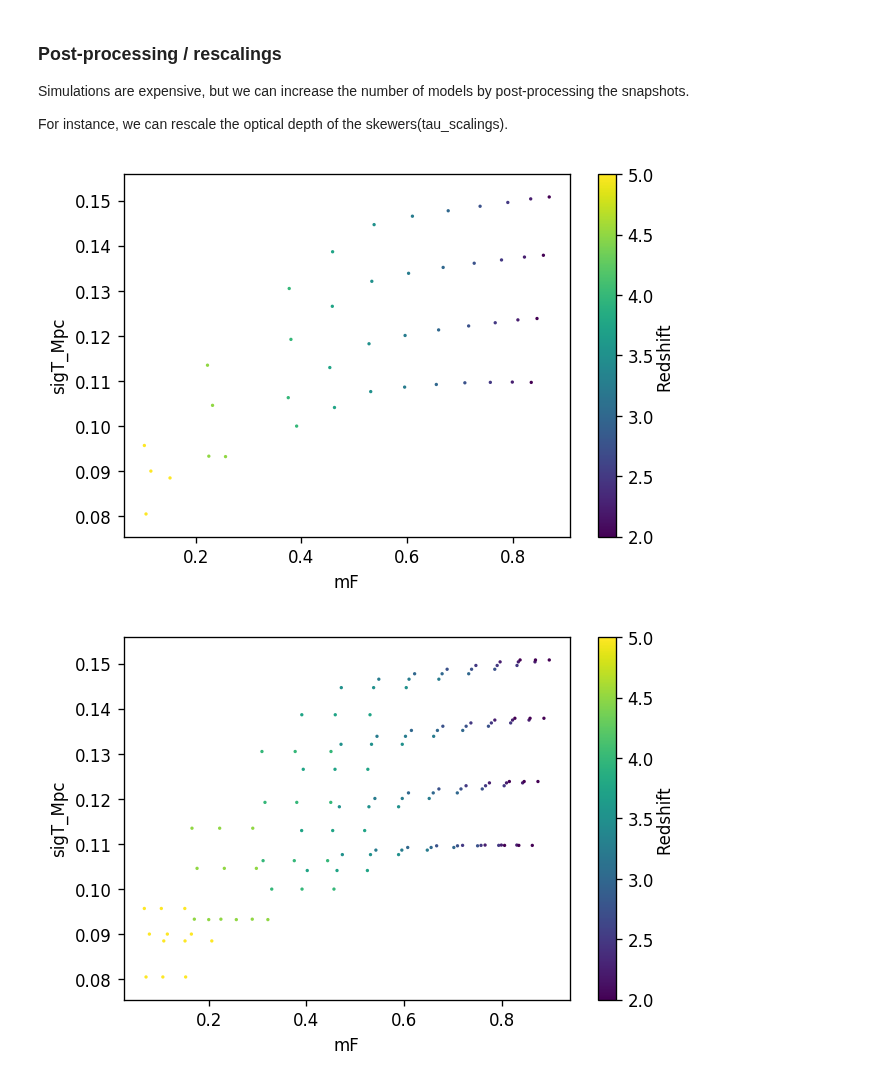
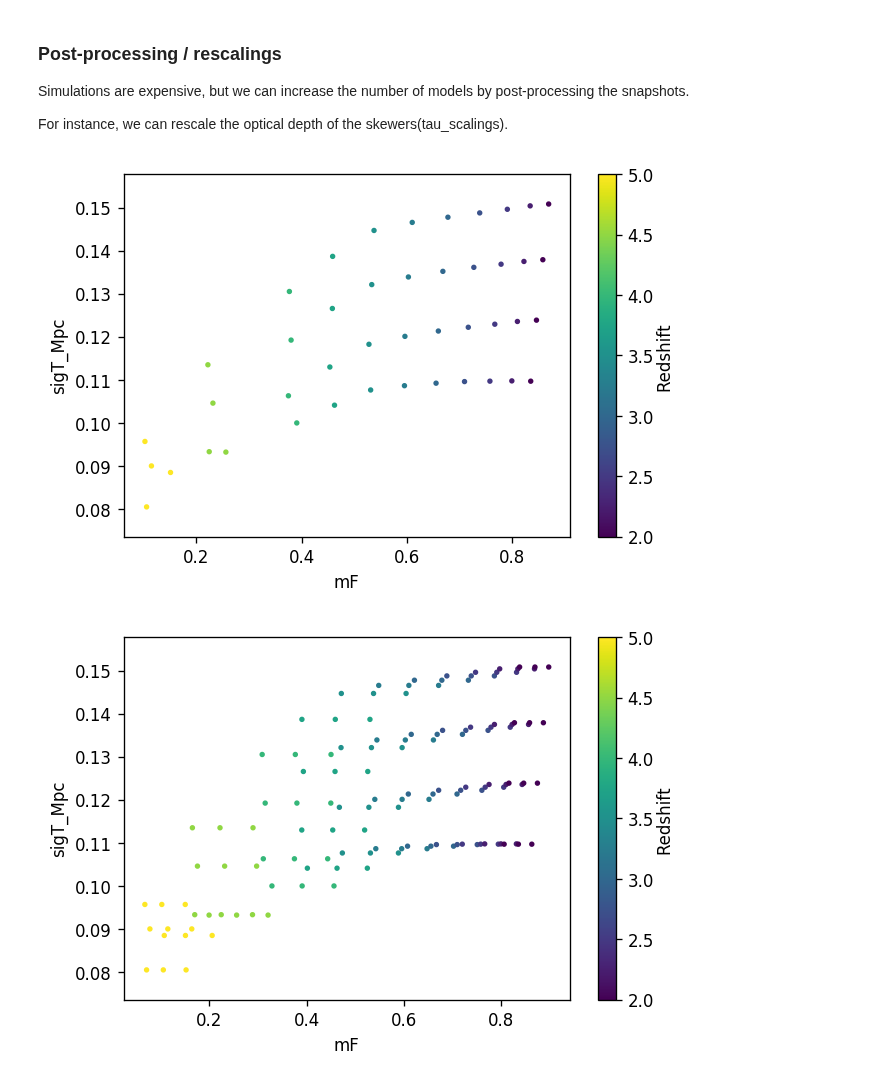
Before and after one commit to igmhub/cup1d, a Jupyter notebook: notebooks/plot_samples.ipynb, the cells around one changed output. Drawn from its saved outputs; the diff is of its cells as text; code cells hidden in the pictures.

```diff
--- a/notebooks/plot_samples.ipynb
+++ b/notebooks/plot_samples.ipynb
@@ -101,11 +101,11 @@ Simulations are expensive, but we can increase the number of models by post-proc
 For instance, we can rescale the optical depth of the skewers(tau_scalings).
 # %%
 # no rescalings
-archive.plot_samples('mF','sigT_Mpc',tau_scalings=False)
+archive.plot_samples('mF','sigT_Mpc',tau_scalings=False,point_size=5)
 # %% [output]
-[figure, old version]
+[figure, new version]
 # %%
 # add rescalings (3 per snapshot)
-archive.plot_samples('mF','sigT_Mpc',tau_scalings=True)
+archive.plot_samples('mF','sigT_Mpc',tau_scalings=True,point_size=5)
 # %% [output]
-[figure, old version]
+[figure, new version]
```
Also changed, not shown: parts of 6 cells of this notebook, 2 other files.
